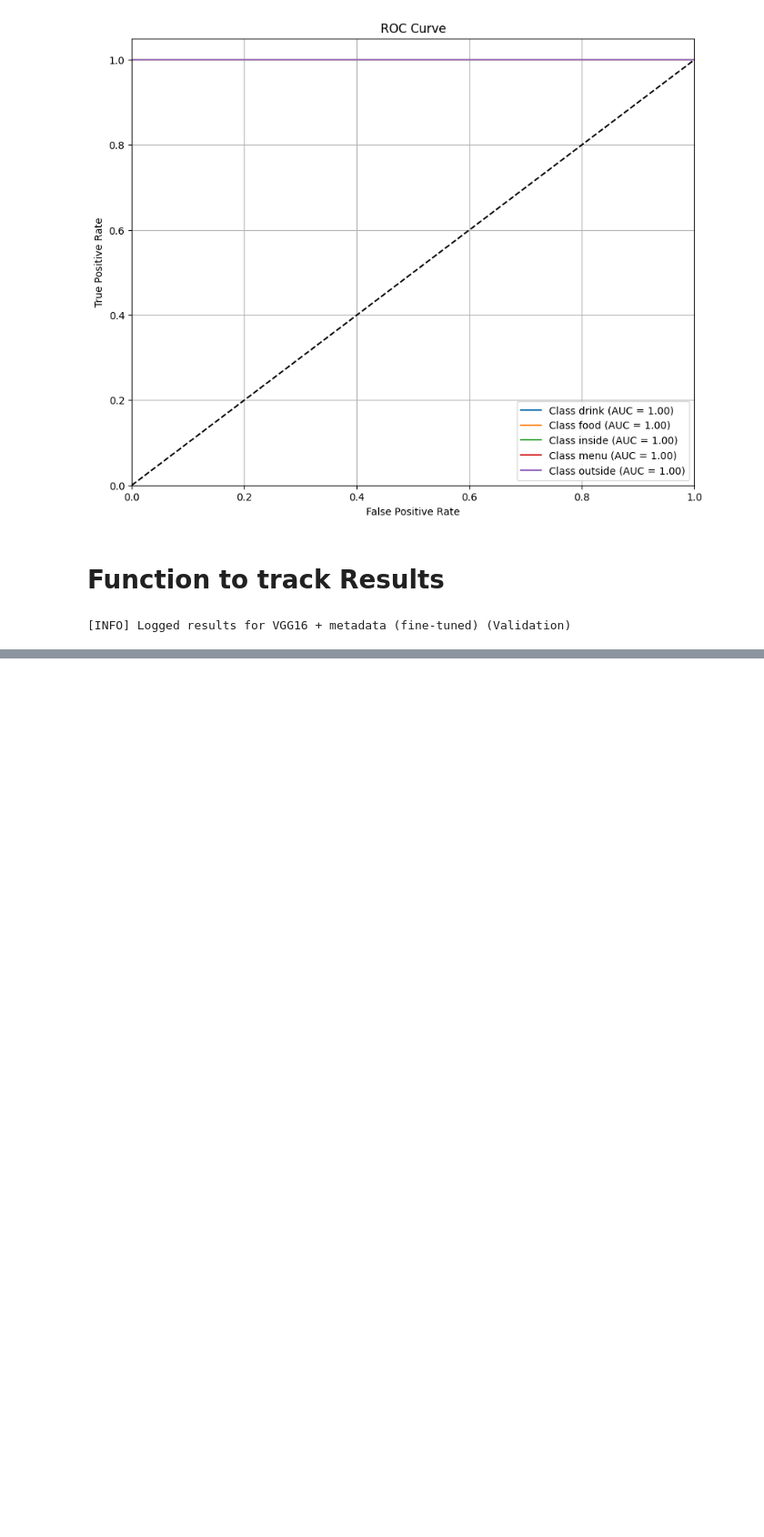
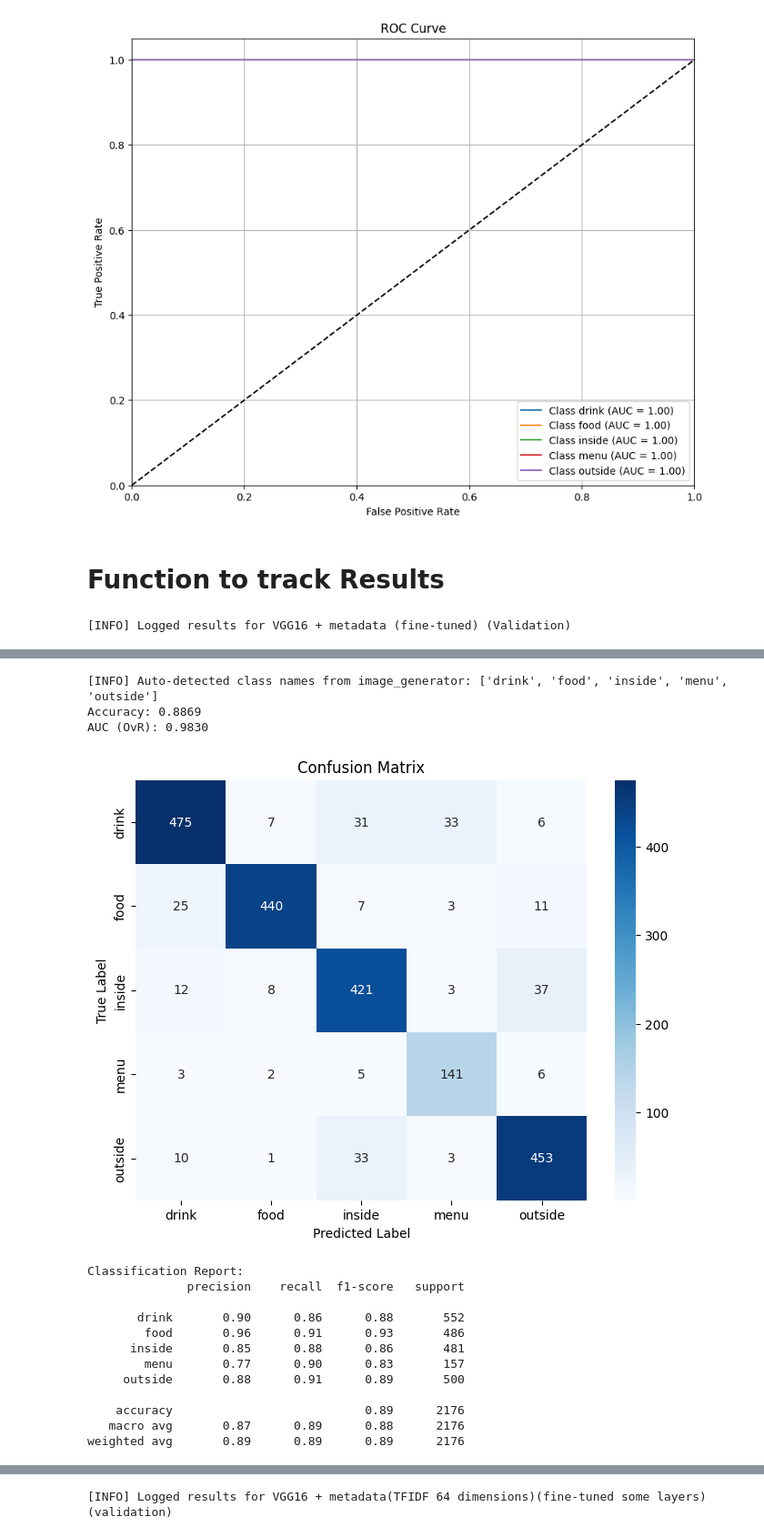
Before and after one commit to LCIT-AISC-T3-S25/Group1, a Jupyter notebook: Computer_Vision/Assignment1/src/notebooks/CV_Assignment1_question2.ipynb, the cells around one changed output, grey strips where cells are left out. Shown at 91% size. Cells and saved outputs as stored; diff of their text form; code cells hidden in the pictures; blank space fills up the shorter version.

```diff
--- a/Computer_Vision/Assignment1/src/notebooks/CV_Assignment1_question2.ipynb
+++ b/Computer_Vision/Assignment1/src/notebooks/CV_Assignment1_question2.ipynb
@@ -697,0 +1024,11 @@ Next Steps:
+# %%
+# Create TF-IDF vectorizer with 64 features for richer text representation
+tfidf_vectorizer = TfidfVectorizer(max_features=64)
+
+# Fit TF-IDF on training captions and transform all datasets
+tfidf_train = tfidf_vectorizer.fit_transform(train_meta['caption'].fillna("")).toarray()
+tfidf_val   = tfidf_vectorizer.transform(val_meta['caption'].fillna("")).toarray()
+tfidf_test  = tfidf_vectorizer.transform(test_meta['caption'].fillna("")).toarray()
+
+# Get TF-IDF feature dimension
+tfidf_dim = tfidf_train.shape[1]
@@ -697,0 +1142,29 @@ Next Steps:
+# %%
+from tensorflow.keras.callbacks import ReduceLROnPlateau, EarlyStopping
+
+# Set up learning rate reduction when validation loss plateaus
+reduce_lr = ReduceLROnPlateau(
+    monitor='val_loss',
+    factor=0.5,
+    patience=3,
+    min_lr=1e-7,
+    verbose=1
+)
+
+# Set up early stopping to prevent overfitting
+early_stop = EarlyStopping(
+    monitor='val_loss',
+    patience=4,
+    restore_best_weights=True
+)
+# %%
+# Train the model with early stopping and learning rate scheduling
+history_iter3 = model_iter3.fit(
+    train_meta_gen,
+    validation_data=val_meta_gen,
+    steps_per_epoch=len(train_meta_gen),
+    validation_steps=len(val_meta_gen),
+    callbacks=[early_stop, reduce_lr],
+    epochs=15,
+    verbose=1
+)
@@ -697,0 +1192,19 @@ Next Steps:
+# %%
+metrics = evaluate_model(model_iter3, val_meta_gen, num_classes=5)
+# %% [output]
+[INFO] Auto-detected class names from image_generator: ['drink', 'food', 'inside', 'menu', 'outside']
+Accuracy: 0.8869
+AUC (OvR): 0.9830
+[figure, added]
+Classification Report:
+              precision    recall  f1-score   support
+
+       drink       0.90      0.86      0.88       552
+        food       0.96      0.91      0.93       486
+      inside       0.85      0.88      0.86       481
+        menu       0.77      0.90      0.83       157
+     outside       0.88      0.91      0.89       500
+
+    accuracy                           0.89      2176
+   macro avg       0.87      0.89      0.88      2176
+weighted avg       0.89      0.89      0.89      2176
@@ -697,0 +1212,10 @@ Next Steps:
+# %%
+# Log validation results for VGG16 model with 64D TF-IDF features and partial fine-tuning
+log_model_results(
+    model_name = 'VGG16 + metadata(TFIDF 64 dimensions)(fine-tuned some layers)',
+    data_type = 'validation',
+    accuracy = metrics['accuracy'],
+    auc_score = metrics['auc']
+)
+# %% [output]
+[INFO] Logged results for VGG16 + metadata(TFIDF 64 dimensions)(fine-tuned some layers) (validation)
```
Also changed, not shown: parts of 75 cells of this notebook.
